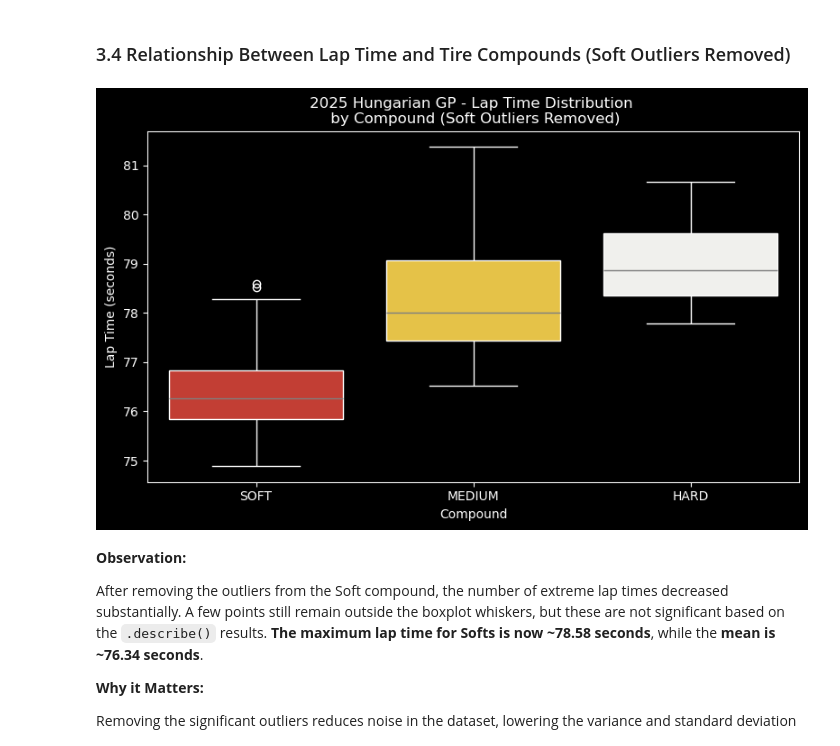
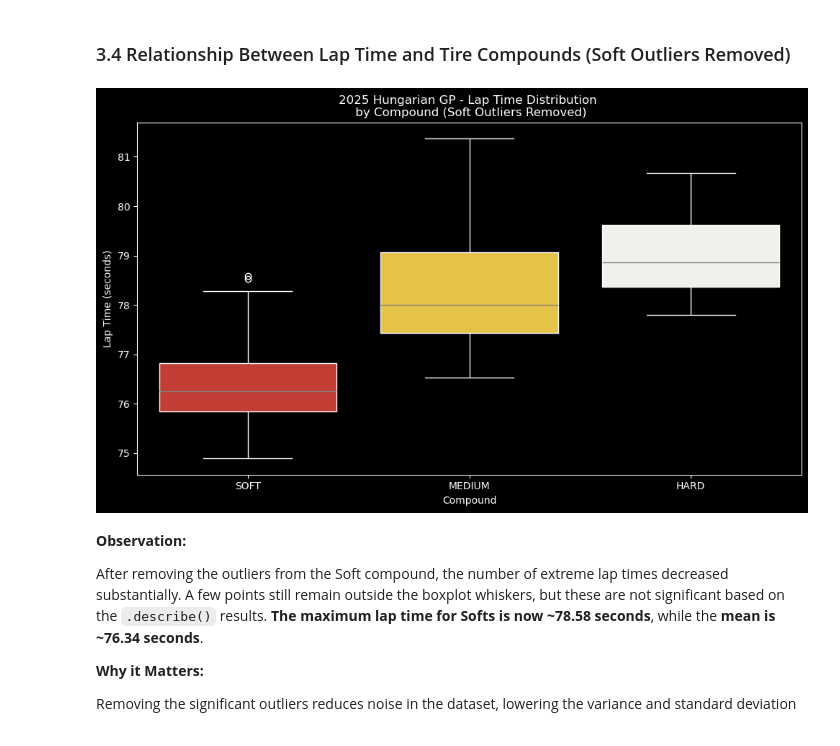
Before and after one commit to hai-henry/f1-midlap-predictor, a Jupyter notebook: notebooks/midlap-predictor.ipynb, the cells around one changed output. Saved outputs shown, nothing was run; the diff lists cells and outputs as text; code cells hidden in the pictures.

```diff
--- a/notebooks/midlap-predictor.ipynb
+++ b/notebooks/midlap-predictor.ipynb
@@ -225,28 +226,28 @@ cleaned_quicklaps = quicklaps_no_soft_outliers
 # %% [markdown]
 ### 3.4 Relationship Between Lap Time and Tire Compounds (Soft Outliers Removed)
 # %%
-plt.figure(figsize=(8, 5))
+plt.figure(figsize=(10, 6))
 
 sns.boxplot(
     data=cleaned_quicklaps,
     x='Compound',
     y='LapTime (s)',
     hue='Compound',
     palette=compound_colors,
     order=['SOFT', 'MEDIUM', 'HARD'],
     whiskerprops=dict(color='white'),
     boxprops=dict(edgecolor='white'),
     medianprops=dict(color='grey'),
     capprops=dict(color='white'),
     flierprops=dict(markeredgecolor='white'),
 )
 
 plt.title('2025 Hungarian GP - Lap Time Distribution \n by Compound (Soft Outliers Removed)')
 plt.ylabel('Lap Time (seconds)')
 plt.tight_layout()
 plt.show()
 # %% [output]
-[figure, old version]
+[figure, new version]
 # %%
 print('Soft Compound Statistics:\n', cleaned_quicklaps[cleaned_quicklaps['Compound'] == 'SOFT']['LapTime (s)'].describe())
 # %% [markdown]
```
Also changed, not shown: parts of 9 cells of this notebook.
